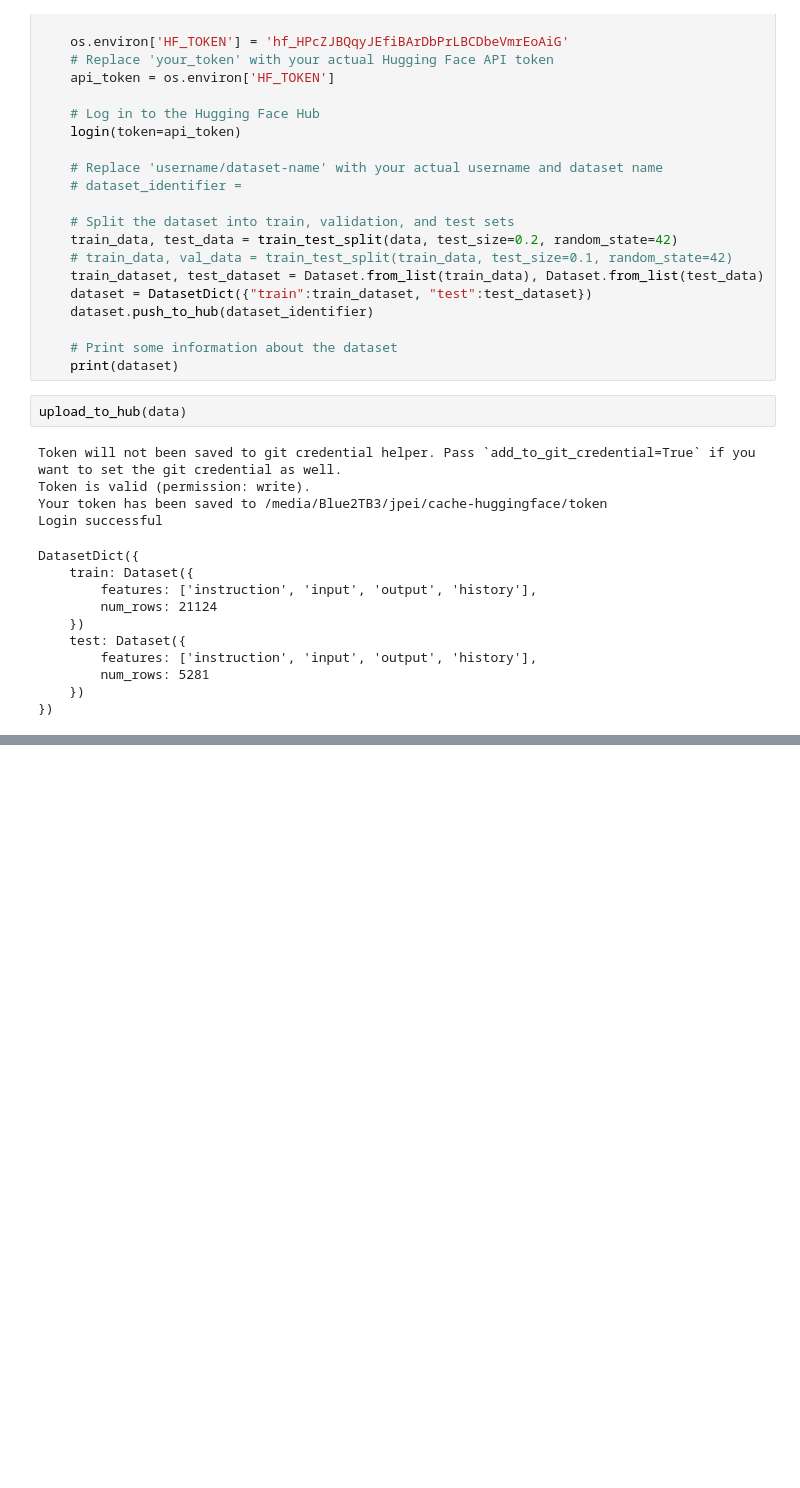
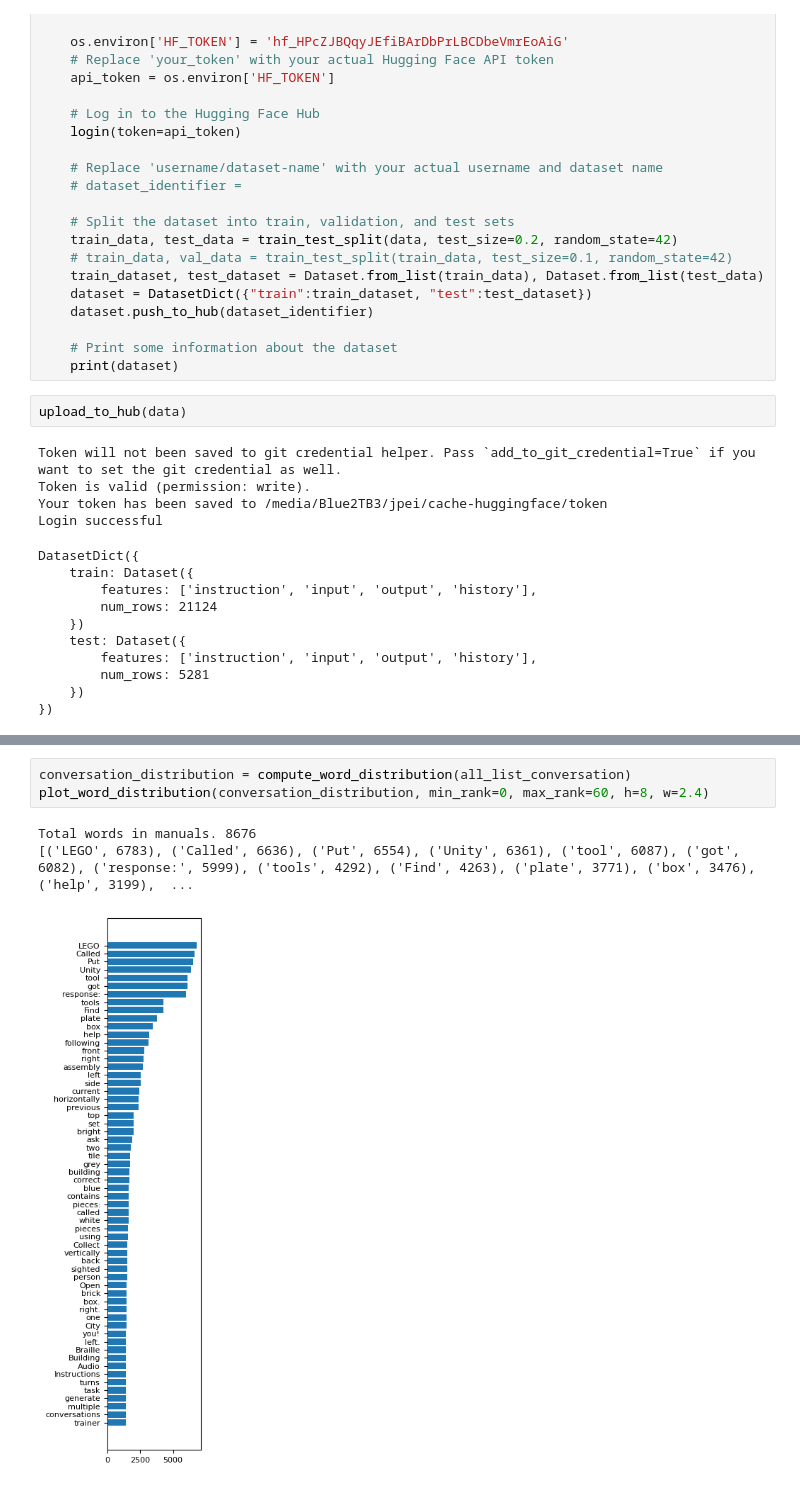
Before and after one commit to Jiahuan-Pei/AutonomousDialogAgent4AugmentedReality, a Jupyter notebook: LEGO_data_simulation/obtain_conversation_from_openai.ipynb, the cells around one changed output, grey strips where cells are left out. Saved outputs shown, nothing was run; the diff lists cells and outputs as text; blank space fills up the shorter version.

```diff
--- a/LEGO_data_simulation/obtain_conversation_from_openai.ipynb
+++ b/LEGO_data_simulation/obtain_conversation_from_openai.ipynb
@@ -714,0 +871,7 @@ DatasetDict({
+# %%
+conversation_distribution = compute_word_distribution(all_list_conversation)
+plot_word_distribution(conversation_distribution, min_rank=0, max_rank=60, h=8, w=2.4)
+# %% [output]
+Total words in manuals. 8676
+[('LEGO', 6783), ('Called', 6636), ('Put', 6554), ('Unity', 6361), ('tool', 6087), ('got', 6082), ('response:', 5999), ('tools', 4292), ('Find', 4263), ('plate', 3771), ('box', 3476), ('help', 3199),  ...
+[figure, added]
```
Also changed, not shown: parts of 19 cells of this notebook, 4 other files.
